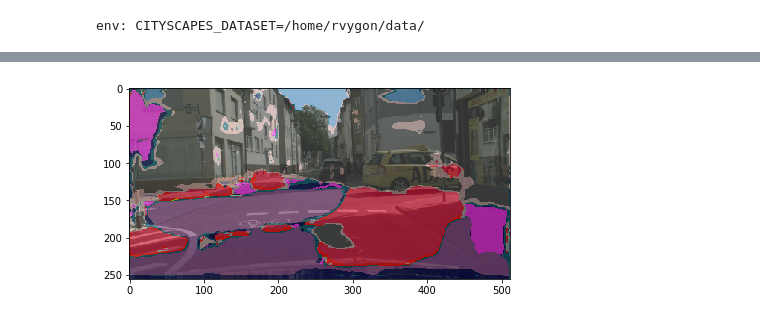
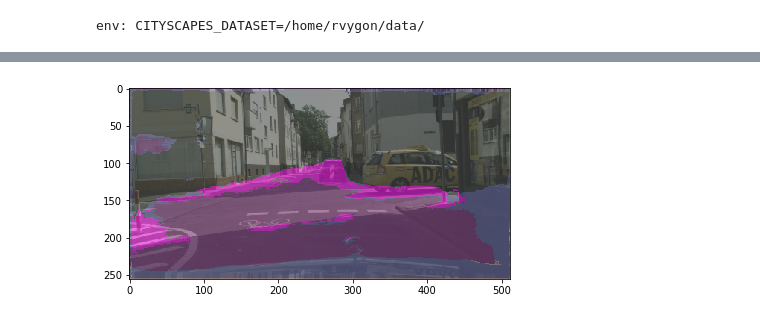
Before and after one commit to boberdober17/SiriusCV, a Jupyter notebook: tensorflow.ipynb, the cells around one changed output, grey strips where cells are left out. Saved outputs shown, nothing was run; the diff lists cells and outputs as text; code cells hidden in the pictures.

Commit message:
tversky_loss

```diff
--- a/tensorflow.ipynb
+++ b/tensorflow.ipynb
@@ -112,8 +140,8 @@ def multi_dice_loss(y_true, y_pred, alpha=0.5, beta=0.5):
 # %%
 img_shape = (256, 512, 3)
 batch_size = 1
-total_size = 20
-val_size = 5
+total_size = 2000
+val_size = 500
 scale_rate = 4
 verbose = 1
 start_index = 0
@@ -263,11 +278,21 @@ with tf.Session() as sess:
     iterator1 = dataset.make_initializable_iterator()
     sess.run(iterator1.initializer, feed_dict={features_placeholder: x_train_data,
                                           labels_placeholder: y_train_data})
-    print(x_train_data.shape)
-    model = unet()#load_model('unet_tensorflow.hdf5')
-    print(model.get_weights())
+
+    features_val_placeholder = tf.placeholder(x_val_data.dtype, x_val_data.shape)
+    labels_val_placeholder = tf.placeholder(y_val_data.dtype, y_val_data.shape)
+
+    dataset_val = tf.data.Dataset.from_tensor_slices((features_val_placeholder, labels_val_placeholder))
+    dataset_val = dataset_val.repeat().batch(batch_size)
+
+    iterator2 = dataset_val.make_initializable_iterator()
+    sess.run(iterator2.initializer, feed_dict={features_val_placeholder: x_val_data,
+                                          labels_val_placeholder: y_val_data})
+    print(dataset)
+    model = unet()#load_model('unet_tensorflow.hdf5', custom_objects={'tversky_loss': tversky_loss})
+
     model_checkpoint = ModelCheckpoint('unet_tensorflow.hdf5', monitor='loss',verbose=1, save_best_only=True)
 
-    history = model.fit(iterator1, steps_per_epoch=500,epochs=10,callbacks=[model_checkpoint, csv_logger])
+    history = model.fit(iterator1, steps_per_epoch=2000,epochs=10,callbacks=[model_checkpoint, csv_logger], validation_data=iterator2, validation_steps=500)
 # %% [output]
 Starting training...
@@ -299,4 +311,5 @@ print(model)
 # %%
+print('start')
 SCALE = 4
 #tic = time.time()
 #x_val, y_val, filenames = importBatch(500,0,0,'val',SCALE)
@@ -330,13 +343,13 @@ def eval_model(model):
         y_val = np.argmax(y_val_data,axis=3)
         score = eval_preds(new_x,y_val)
         return score
-model = load_model('unet_tensorflow.hdf5', custom_objects={'multi_dice_loss': multi_dice_loss})
+model = load_model('unet_tensorflow.hdf5', custom_objects={'tversky_loss': tversky_loss})
 #with tf.Session() as sess:
 x_pred = model.predict(x_val_data[0:1],verbose=1)
 pred_image=np.argmax(x_pred[0],axis=2).astype(int)
 pred_image.shape
-#y_img = np.argmax(y_val_data[0],axis=2).astype(int)
-#y_img.shape
+y_img = np.argmax(y_val_data[0],axis=2).astype(int)
+y_img.shape
 colorImage(x_val_data[0],pred_image, 'classes.txt', 'colors.txt')
 #model = load_model('unet_RVsaved1.hdf5')
 #print(eval_model(model))
@@ -346 +360 @@ colorImage(x_val_data[0],pred_image, 'classes.txt', 'colors.txt')
-[figure, old version]
+[figure, new version]
```
Also changed, not shown: parts of 11 cells of this notebook.
